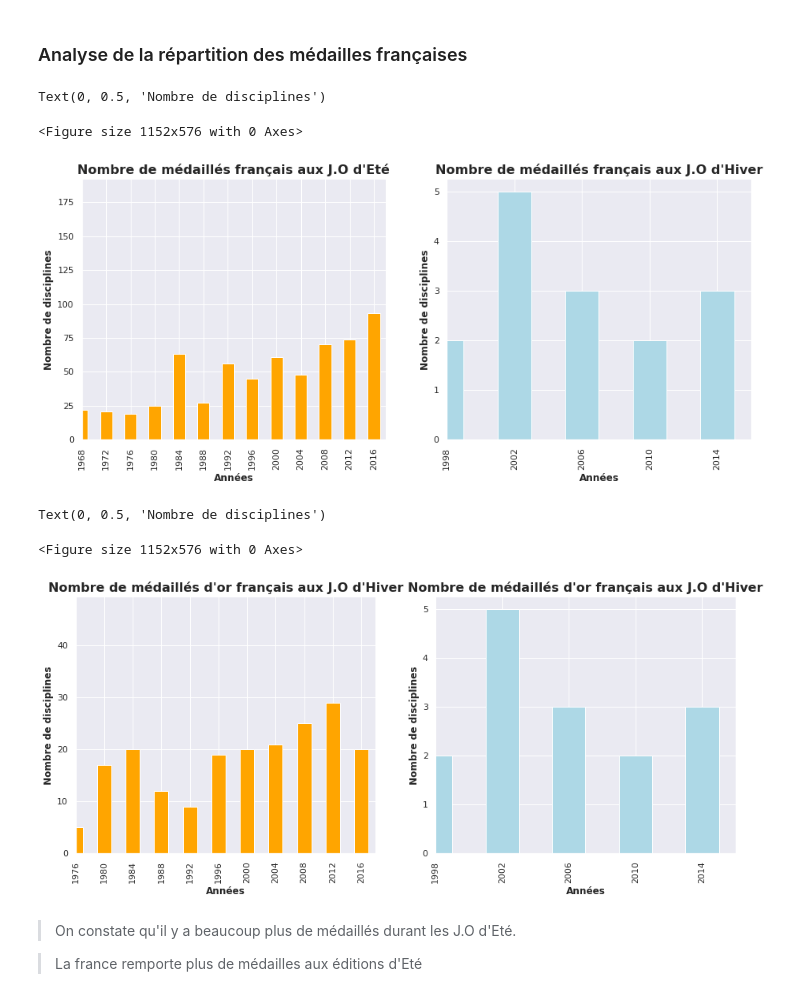
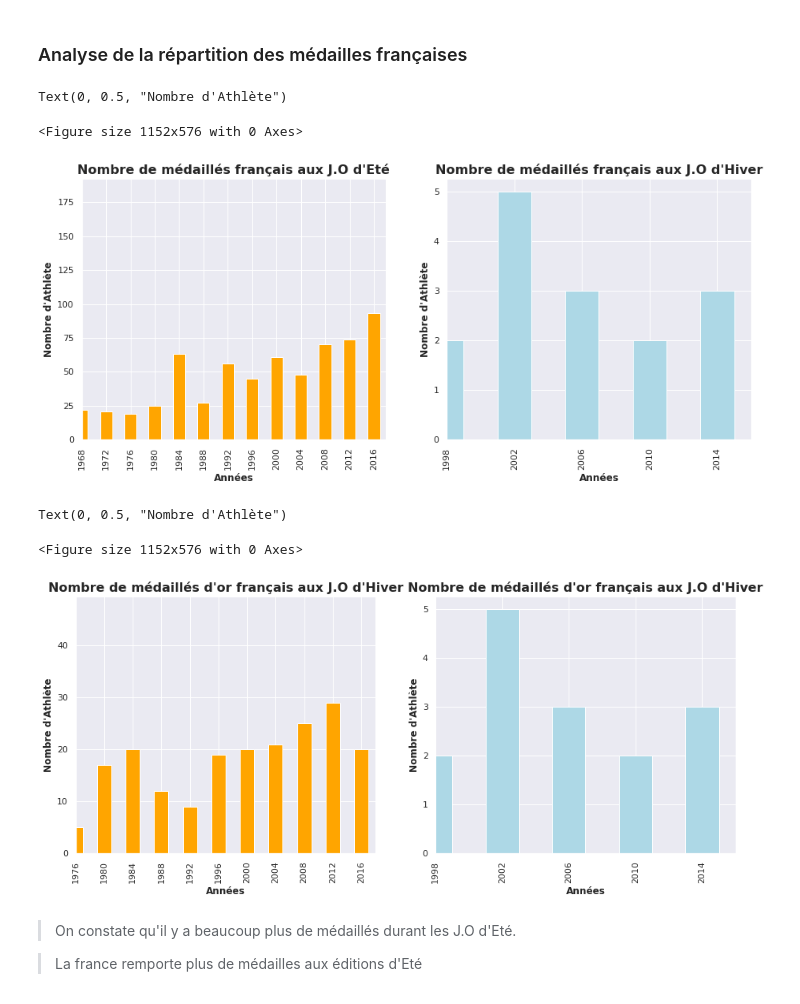
Before and after one commit to tekebim/python-render-session, a Jupyter notebook: Analyse_Olympics_Game.ipynb, the cells around one changed output. Cells and saved outputs as stored; diff of their text form; code cells hidden in the pictures.

```diff
--- a/Analyse_Olympics_Game.ipynb
+++ b/Analyse_Olympics_Game.ipynb
@@ -624,22 +624,22 @@ plt.gca().xaxis.set_major_formatter(FuncFormatter(lambda x, _: int(x)))
 # %%
 plt.figure(figsize=(16,8))
 fig, ax = plt.subplots(nrows=1, ncols=2, figsize=(15, 6))
 
 frenchSummerMedals.groupby("Year")["ID"].nunique().plot(kind = "bar", linewidth = 1, ax=ax[0], color='orange')
 ax[0].set_title("Nombre de médaillés français aux J.O d'Eté", fontsize = 16, loc='center', fontdict=dict(weight='bold'))
 ax[0].set_xlabel('Années', fontsize = 12, fontdict=dict(weight='bold'))
 ax[0].set_xlim(16)
-ax[0].set_ylabel('Nombre de disciplines', fontsize = 12, fontdict=dict(weight='bold'))
+ax[0].set_ylabel("Nombre d'Athlète", fontsize = 12, fontdict=dict(weight='bold'))
 
 frenchWinterMedals.groupby("Year")["ID"].nunique().plot(kind = "bar", linewidth = 1, ax=ax[1], color='lightblue')
 ax[1].set_title("Nombre de médaillés français aux J.O d'Hiver", fontsize = 16, loc='center', fontdict=dict(weight='bold'))
 ax[1].set_xlabel('Années', fontsize = 12, fontdict=dict(weight='bold'))
 ax[1].set_xlim(8)
-ax[1].set_ylabel('Nombre de disciplines', fontsize = 12, fontdict=dict(weight='bold'))
+ax[1].set_ylabel("Nombre d'Athlète", fontsize = 12, fontdict=dict(weight='bold'))
 # %% [output]
-Text(0, 0.5, 'Nombre de disciplines')
+Text(0, 0.5, "Nombre d'Athlète")
 <Figure size 1152x576 with 0 Axes>
-[figure, old version]
+[figure, new version]
 # %%
 plt.figure(figsize=(16,8))
 fig, ax = plt.subplots(nrows=1, ncols=2, figsize=(15, 6))
@@ -648,17 +648,17 @@ frenchSummerWinner.groupby("Year")["ID"].nunique().plot(kind = "bar", linewidth
 ax[0].set_title("Nombre de médaillés d'or français aux J.O d'Hiver", fontsize = 16, loc='center', fontdict=dict(weight='bold'))
 ax[0].set_xlabel('Années', fontsize = 12, fontdict=dict(weight='bold'))
 ax[0].set_xlim(16)
-ax[0].set_ylabel('Nombre de disciplines', fontsize = 12, fontdict=dict(weight='bold'))
+ax[0].set_ylabel("Nombre d'Athlète", fontsize = 12, fontdict=dict(weight='bold'))
 
 frenchWinterWinner.groupby("Year")["ID"].nunique().plot(kind = "bar", linewidth = 1, ax=ax[1], color='lightblue')
 ax[1].set_title("Nombre de médaillés d'or français aux J.O d'Hiver", fontsize = 16, loc='center', fontdict=dict(weight='bold'))
 ax[1].set_xlabel('Années', fontsize = 12, fontdict=dict(weight='bold'))
 ax[1].set_xlim(8)
-ax[1].set_ylabel('Nombre de disciplines', fontsize = 12, fontdict=dict(weight='bold'))
+ax[1].set_ylabel("Nombre d'Athlète", fontsize = 12, fontdict=dict(weight='bold'))
 # %% [output]
-Text(0, 0.5, 'Nombre de disciplines')
+Text(0, 0.5, "Nombre d'Athlète")
 <Figure size 1152x576 with 0 Axes>
-[figure, old version]
+[figure, new version]
 # %% [markdown]
 > On constate qu'il y a beaucoup plus de médaillés durant les J.O d'Eté.
 
```
Also changed, not shown: parts of 10 cells of this notebook.
